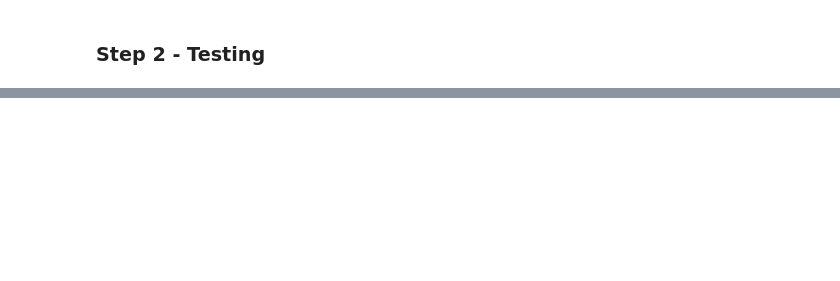
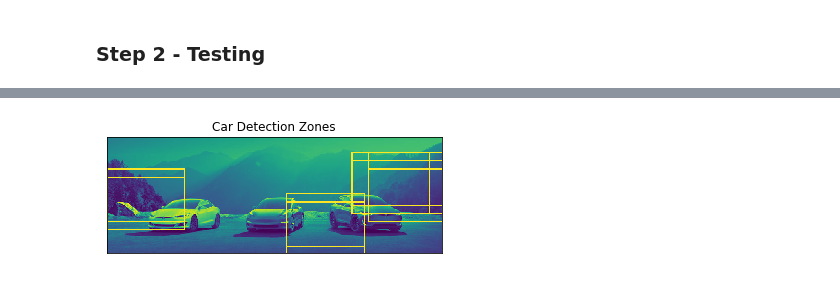
Before and after one commit to alexanderhale/ECSE415, a Jupyter notebook: Assignment_2/Assignment2-Q3.ipynb, the cells around one changed output, grey strips where cells are left out. Saved outputs shown, nothing was run; the diff lists cells and outputs as text; code cells hidden in the pictures; blank space fills up the shorter version.

```diff
--- a/Assignment_2/Assignment2-Q3.ipynb
+++ b/Assignment_2/Assignment2-Q3.ipynb
@@ -168,0 +78,35 @@ for idx, layer in enumerate(pyramid(test_img)):
+# %%
+# load test image
+test_img = cv2.cvtColor(cv2.imread("test.jpg"), cv2.COLOR_BGR2GRAY)
+clone = test_img.copy()
+
+# set window size, stride, and threshold
+w = [190, 128]      # (width, height)
+s = [40, 20]        # (x, y)
+threshold = 20.95   # determined by trial-and-error
+
+for y in range(0, test_img.shape[0] - w[1] + s[1], s[1]):
+    for x in range(0, test_img.shape[1] - w[0] + s[0], s[0]):
+        # get the window from the image
+        window = test_img[y:y + w[1], x:x + w[0]]
+
+        # get the HoG feature map of the window
+        hog_map = hog(cv2.resize(window, (128, 128)))
+
+        # calculate the distance from the mean feature map of the training images
+        euclidian_dist = cv2.norm(hog_map, mean_feat_vec)
+        euclidian_dist_flipped = cv2.norm(hog_map, flipped_mean_feat_vec)
+
+        t1 = euclidian_dist < threshold
+        t2 = euclidian_dist_flipped < threshold
+
+        # if the distance is low enough, display this window on the image
+            # taking the exclusive OR of the thresholds reduces false positives
+        if (t1 and not t2) or (t2 and not t1):
+            cv2.rectangle(clone, (x, y), (x + w[0], y + w[1]), (255, 0, 0), 2)
+
+plt.imshow(clone)
+plt.title("Car Detection Zones"), plt.xticks([]), plt.yticks([])
+plt.show()
+# %% [output]
+[figure, added]
```
Also changed, not shown: parts of 3 cells of this notebook, 1 other file.
